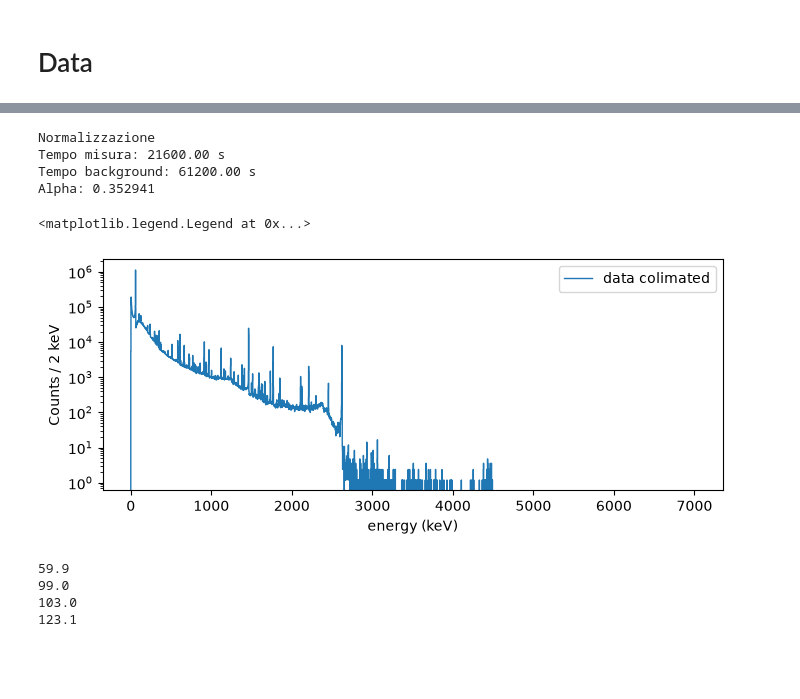
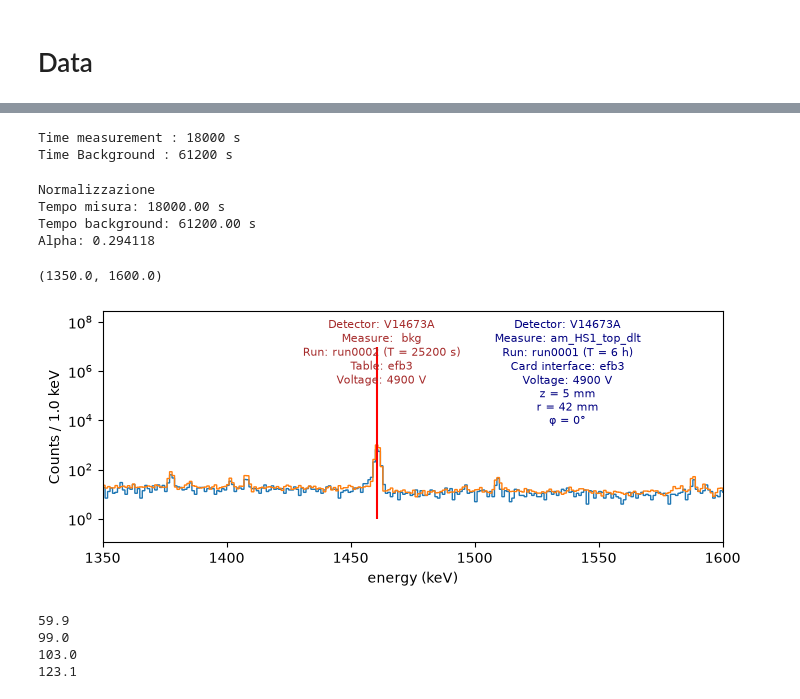
Before and after one commit to RitaF00/HADES-repo, a Jupyter notebook: am_HS1_top_dlt_V03422A.ipynb, the cells around one changed output, grey strips where cells are left out. Saved outputs shown, nothing was run; the diff lists cells and outputs as text; code cells hidden in the pictures; blank space fills up the shorter version.

```diff
--- a/am_HS1_top_dlt_V03422A.ipynb
+++ b/am_HS1_top_dlt_V03422A.ipynb
@@ -498,3 +809,0 @@ len(file_names_bkg)
-# %%
-bkg = lh5.read("hit", file_names_bkg)
-df_bkg =  bkg.view_as("pd")
@@ -504,4 +809,0 @@ df_colli = data_colli.view_as("pd")
-# %%
-data = lh5.read("hit", file_names)
-df = data.view_as("pd")
-df.head();
@@ -508,20 +1380,28 @@ df.head();
+# %%
+time_measurement = db.hardware.configuration[detector]["c1"][measure][f'run0003']['run_live_time_in_s']
+time_bkg = (db.hardware.configuration[detector]["c1"]["bkg"][f'run0002']["run_live_time_in_s"])
+
+print(f'Time measurement : {time_measurement} s')
+print(f'Time Background : {time_bkg} s')
+# %% [output]
+Time measurement : 18000 s
+Time Background : 61200 s
 # %%
 alpha = time_measurement  / time_bkg
-alpha_colli =  time_measurement  / time_colli
 print("\nNormalizzazione")
 print(f"Tempo misura: {time_measurement:.2f} s")
 print(f"Tempo background: {time_bkg:.2f} s")
 print(f"Alpha: {alpha:.6f}")
 # %% [output]
 Normalizzazione
-Tempo misura: 21600.00 s
+Tempo misura: 18000.00 s
 Tempo background: 61200.00 s
-Alpha: 0.352941
+Alpha: 0.294118
 # %%
 # Stessi bin per tutti
 emin = 0
 emax = 7000
-nbins = 3500
+nbins = 7000
 
 # Bordi comuni
 bins = np.linspace(
@@ -558,18 +1431,52 @@ counts_bkg = counts_bkg_raw * alpha
 # plot raw
 # %%
 plt.figure(figsize=(8,3))
-#plt.stairs(counts_data, bins, label = 'data uncolimated')
-plt.stairs(counts_colli, bins, label = 'data colimated')
-#plt.stairs(counts_bkg, bins, label = 'bkg (normalized)')
+peaks = {
+    "gamma_59p9keV": 59.9,
+    "gamma_99keV": 99.0,
+    "gamma_103keV": 103.0,
+    "gamma_123p1keV": 123.1,
+    "gamma_125p3keV": 125.3,
+    "gamma_208p1keV": 208.1,
+    "gamma_335p4keV": 335.4,
+    "gamma_662p4keV": 662.4,
+}
+plt.annotate(
+    annotation_measure,
+    xy=(0.75, 0.97),
+    xycoords="axes fraction",
+    ha="center",
+    va="top",
+    multialignment="center",
+    fontsize=8,
+    zorder=8,
+    color = 'navy'
+)
+
+plt.annotate(
+    annotation_bkg,
+    xy=(0.45, 0.97),
+    xycoords="axes fraction",
+    ha="center",
+    va="top",
+    multialignment="center",
+    fontsize=8,
+    zorder=8,
+    color = 'brown'
+)
+plt.stairs(counts_data, bins, label = 'data uncolimated')
+#plt.stairs(counts_colli, bins, label = 'data colimated')
+plt.stairs(counts_bkg, bins, label = 'bkg (normalized)')
 plt.yscale('log')
-plt.ylabel(f'Counts / {bins[1]-bins[0]:.0f} keV')
+plt.ylabel(f'Counts / {bins[1]-bins[0]:.1f} keV')
 plt.xlabel("energy (keV)")
-#plt.vlines(2614, 1, 1e5, color = 'green')
-plt.legend()
-#plt.xlim(-50,3500)
+plt.vlines(1460.82, 1, 1e7, color = 'red')
+for n, p in peaks.items():
+   plt.vlines(p, 1, 1e8, color = 'red')
+plt.xlim(1350, 1600)
 # %% [output]
-<matplotlib.legend.Legend at 0x...>
+(1350.0, 1600.0)
-[figure, old version]
+[figure, new version]
 # %%
 peaks = {
     "gamma_59p9keV": 59.9,
```
Also changed, not shown: parts of 74 cells of this notebook, 17 other files.
